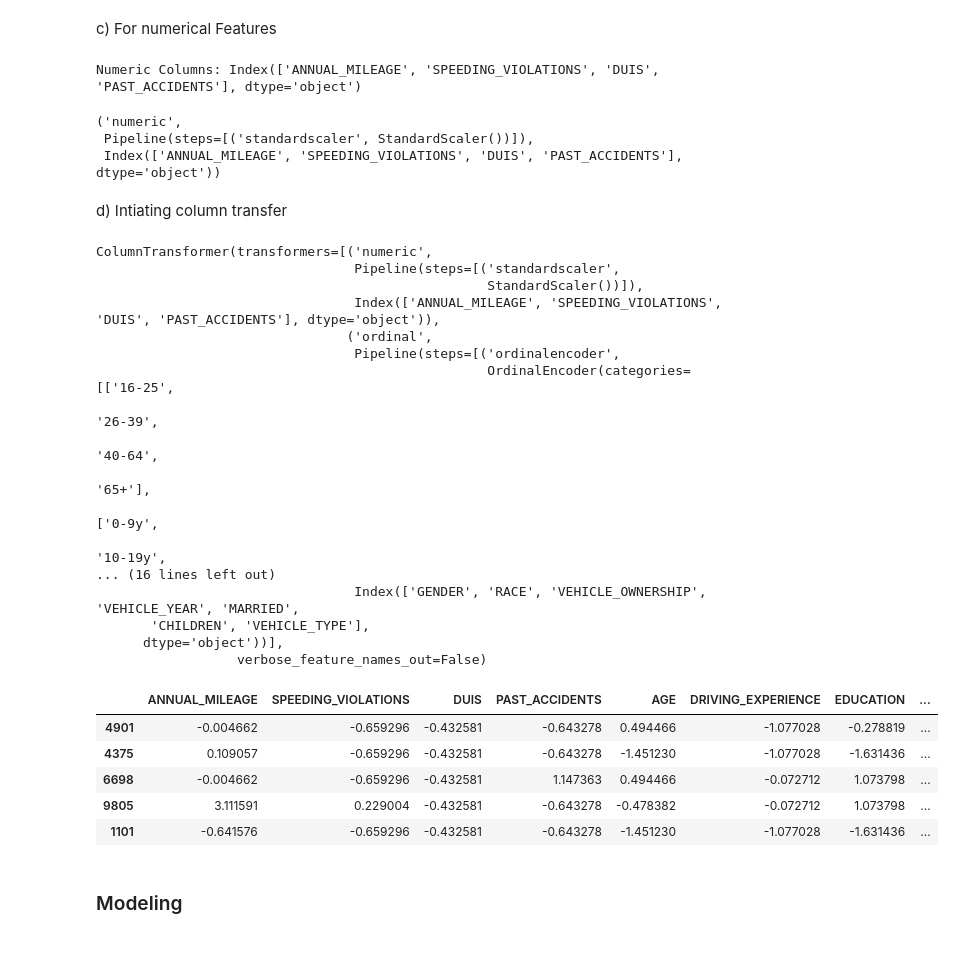
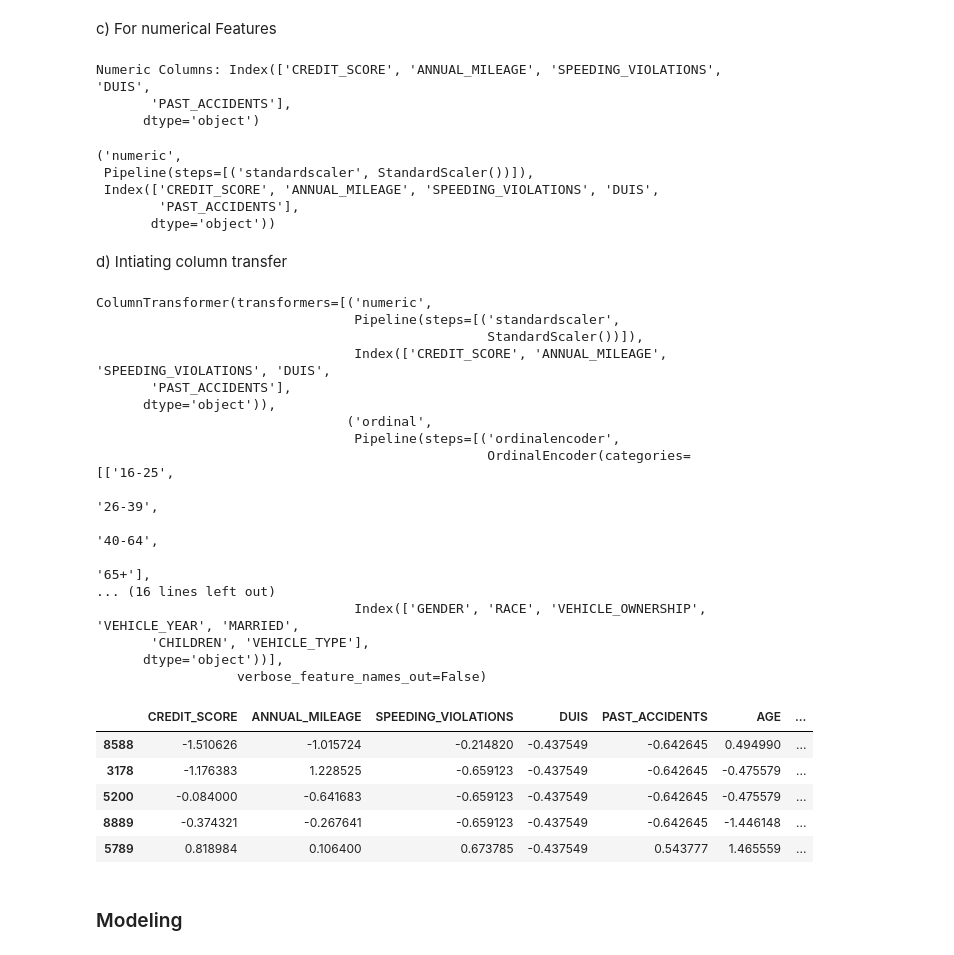
Before and after one commit to Khalil-Salama/Car_insurance-_claim, a Jupyter notebook: Insurance_car_claim.ipynb, the cells around one changed output. Cells and saved outputs as stored; diff of their text form; code cells hidden in the pictures.

```diff
--- a/Insurance_car_claim.ipynb
+++ b/Insurance_car_claim.ipynb
@@ -152,6 +176,3 @@ df.drop(columns=['ID'],inplace=True)
-# %%
-###Dropping column credit score
-df.drop(columns=['CREDIT_SCORE'],inplace=True)
 # %% [markdown]
 ##### Droping column postal code because it dosent give us any usefull information about our analysis.
 # %%
@@ -670,10 +712,15 @@ from sklearn.pipeline import make_pipeline
 
 y= df['OUTCOME']
 X = df.loc[ :, "AGE":"PAST_ACCIDENTS"]
-###runing the X_train, X_test
-X_train, X_test, y_train, y_test = train_test_split(X, y, random_state=42)
+###Split the data into train_val and test data
+X_train_val,X_test,y_train_val,y_test=train_test_split(X, y,test_size=0.2,random_state=42)
+###Split the X_train_val into train and val data
+X_train, X_val, y_train, y_val = train_test_split(X_train_val, y_train_val, random_state=42)
 
-###Display X_train, Y_train
-display(X_train.head(3), y_train.head(3))
-display(y_train.value_counts())
+display(X_train.shape)
+display(X_test.shape)
+display(X_val.shape)
+display(y_train.shape)
+display(y_test.shape)
+display(y_val.shape)
 # %% [output]
@@ -822,10 +865,14 @@ num_pipe
 num_tuple = ('numeric', num_pipe, num_cols_train)
 num_tuple
 # %% [output]
-Numeric Columns: Index(['ANNUAL_MILEAGE', 'SPEEDING_VIOLATIONS', 'DUIS', 'PAST_ACCIDENTS'], dtype='object')
+Numeric Columns: Index(['CREDIT_SCORE', 'ANNUAL_MILEAGE', 'SPEEDING_VIOLATIONS', 'DUIS',
+       'PAST_ACCIDENTS'],
+      dtype='object')
 ('numeric',
  Pipeline(steps=[('standardscaler', StandardScaler())]),
- Index(['ANNUAL_MILEAGE', 'SPEEDING_VIOLATIONS', 'DUIS', 'PAST_ACCIDENTS'], dtype='object'))
+ Index(['CREDIT_SCORE', 'ANNUAL_MILEAGE', 'SPEEDING_VIOLATIONS', 'DUIS',
+        'PAST_ACCIDENTS'],
+       dtype='object'))
 # %% [markdown]
 d) Intiating column transfer
 # %%
@@ -840,15 +887,15 @@ preprocessor.fit(X_train)
 ColumnTransformer(transformers=[('numeric',
                                  Pipeline(steps=[('standardscaler',
                                                   StandardScaler())]),
-                                 Index(['ANNUAL_MILEAGE', 'SPEEDING_VIOLATIONS', 'DUIS', 'PAST_ACCIDENTS'], dtype='object')),
+                                 Index(['CREDIT_SCORE', 'ANNUAL_MILEAGE', 'SPEEDING_VIOLATIONS', 'DUIS',
+       'PAST_ACCIDENTS'],
+      dtype='object')),
                                 ('ordinal',
                                  Pipeline(steps=[('ordinalencoder',
                                                   OrdinalEncoder(categories=[['16-25',
                                                                               '26-39',
                                                                               '40-64',
                                                                               '65+'],
-                                                                             ['0-9y',
-                                                                              '10-19y',
 ... (16 lines left out)
                                  Index(['GENDER', 'RACE', 'VEHICLE_OWNERSHIP', 'VEHICLE_YEAR', 'MARRIED',
        'CHILDREN', 'VEHICLE_TYPE'],
@@ -857,17 +904,19 @@ ColumnTransformer(transformers=[('numeric',
 # %%
 ### Transform the training data
 X_train_tf = preprocessor.transform(X_train)
+### Transfrom the val dat
+X_val_tf = preprocessor.transform(X_val)
 ### Transform the testing data
 X_test_tf = preprocessor.transform(X_test)
 ### View the processed training data
 X_train_tf.head()
 # %% [output]
-|  | ANNUAL_MILEAGE | SPEEDING_VIOLATIONS | DUIS | PAST_ACCIDENTS | AGE | DRIVING_EXPERIENCE | EDUCATION | ... |
-| 4901 | -0.004662 | -0.659296 | -0.432581 | -0.643278 | 0.494466 | -1.077028 | -0.278819 | ... |
-| 4375 | 0.109057 | -0.659296 | -0.432581 | -0.643278 | -1.451230 | -1.077028 | -1.631436 | ... |
-| 6698 | -0.004662 | -0.659296 | -0.432581 | 1.147363 | 0.494466 | -0.072712 | 1.073798 | ... |
-| 9805 | 3.111591 | 0.229004 | -0.432581 | -0.643278 | -0.478382 | -0.072712 | 1.073798 | ... |
-| 1101 | -0.641576 | -0.659296 | -0.432581 | -0.643278 | -1.451230 | -1.077028 | -1.631436 | ... |
+|  | CREDIT_SCORE | ANNUAL_MILEAGE | SPEEDING_VIOLATIONS | DUIS | PAST_ACCIDENTS | AGE | ... |
+| 8588 | -1.510626 | -1.015724 | -0.214820 | -0.437549 | -0.642645 | 0.494990 | ... |
+| 3178 | -1.176383 | 1.228525 | -0.659123 | -0.437549 | -0.642645 | -0.475579 | ... |
+| 5200 | -0.084000 | -0.641683 | -0.659123 | -0.437549 | -0.642645 | -0.475579 | ... |
+| 8889 | -0.374321 | -0.267641 | -0.659123 | -0.437549 | -0.642645 | -1.446148 | ... |
+| 5789 | 0.818984 | 0.106400 | 0.673785 | -0.437549 | 0.543777 | 1.465559 | ... |
 # %% [markdown]
 ### Modeling
 # %% [markdown]
```
Also changed, not shown: parts of 50 cells of this notebook.
